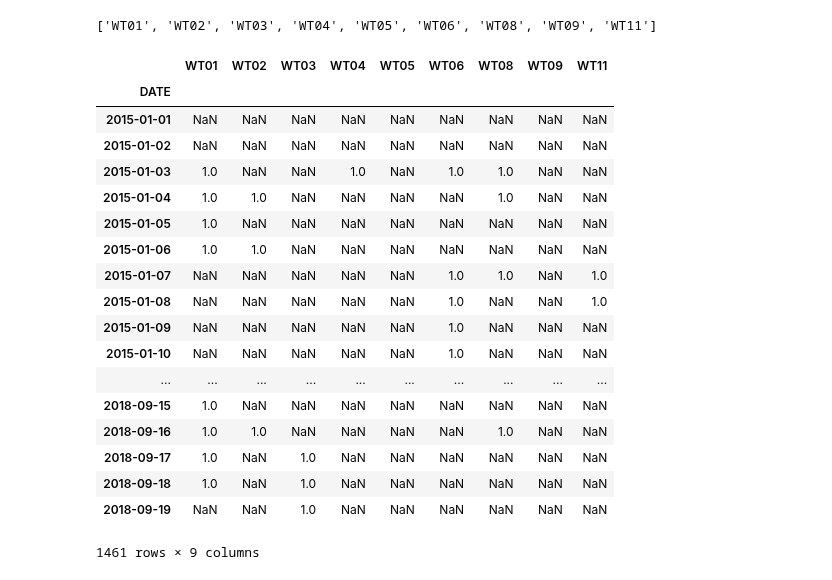
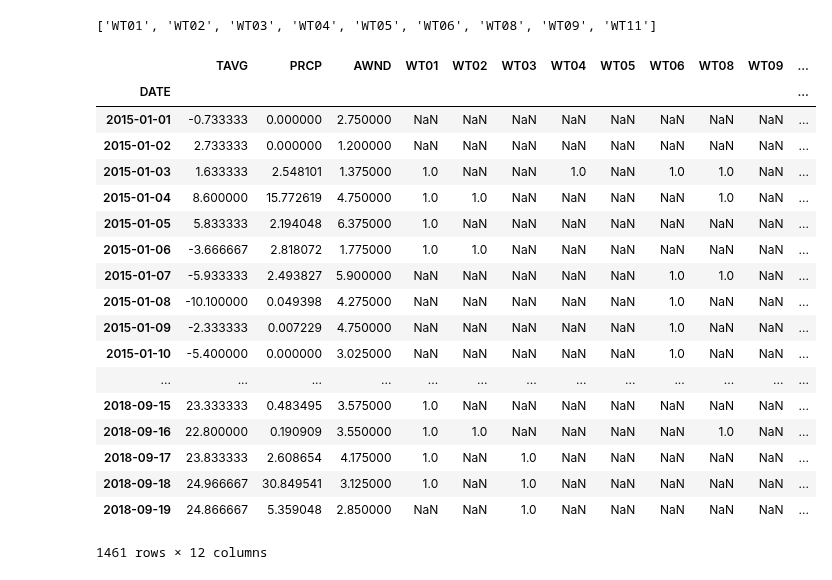
Before and after one commit to julianikulski/bike-sharing, a Jupyter notebook: dataset-creation.ipynb, the cells around one changed output. Cells and saved outputs as stored; diff of their text form; code cells hidden in the pictures.

Commit message:
refactor: Add function to aggregrate variables across all stations per day in one go

```diff
--- a/dataset-creation.ipynb
+++ b/dataset-creation.ipynb
@@ -170,34 +119,42 @@ weathersit = [x for x in weathersit_list if len(x) < 5]
 weathersit
 # %% [output]
 ['WT01', 'WT02', 'WT03', 'WT04', 'WT05', 'WT06', 'WT08', 'WT09', 'WT11']
-# %%
-# weather attributes
-df_wsit_all = []
-
-for sit in weathersit:
-    data_wsit = df_weather.groupby('DATE')[sit].max()
-    df_wsit = data_wsit.to_frame()
-    df_wsit_all.append(df_wsit)
-
-df_weathersit = pd.concat(df_wsit_all, axis=1)
-df_weathersit
-# %% [output]
-|  | WT01 | WT02 | WT03 | WT04 | WT05 | WT06 | WT08 | WT09 | WT11 |
-| DATE |  |  |  |  |  |  |  |  |  |
-| 2015-01-01 | NaN | NaN | NaN | NaN | NaN | NaN | NaN | NaN | NaN |
-| 2015-01-02 | NaN | NaN | NaN | NaN | NaN | NaN | NaN | NaN | NaN |
-| 2015-01-03 | 1.0 | NaN | NaN | 1.0 | NaN | 1.0 | 1.0 | NaN | NaN |
-| 2015-01-04 | 1.0 | 1.0 | NaN | NaN | NaN | NaN | 1.0 | NaN | NaN |
-| 2015-01-05 | 1.0 | NaN | NaN | NaN | NaN | NaN | NaN | NaN | NaN |
-| 2015-01-06 | 1.0 | 1.0 | NaN | NaN | NaN | NaN | NaN | NaN | NaN |
-| 2015-01-07 | NaN | NaN | NaN | NaN | NaN | 1.0 | 1.0 | NaN | 1.0 |
-| 2015-01-08 | NaN | NaN | NaN | NaN | NaN | 1.0 | NaN | NaN | 1.0 |
-| 2015-01-09 | NaN | NaN | NaN | NaN | NaN | 1.0 | NaN | NaN | NaN |
-| 2015-01-10 | NaN | NaN | NaN | NaN | NaN | 1.0 | NaN | NaN | NaN |
-| ... | ... | ... | ... | ... | ... | ... | ... | ... | ... |
-| 2018-09-15 | 1.0 | NaN | NaN | NaN | NaN | NaN | NaN | NaN | NaN |
-| 2018-09-16 | 1.0 | 1.0 | NaN | NaN | NaN | NaN | 1.0 | NaN | NaN |
-| 2018-09-17 | 1.0 | NaN | 1.0 | NaN | NaN | NaN | NaN | NaN | NaN |
-| 2018-09-18 | 1.0 | NaN | 1.0 | NaN | NaN | NaN | NaN | NaN | NaN |
-| 2018-09-19 | NaN | NaN | 1.0 | NaN | NaN | NaN | NaN | NaN | NaN |
-1461 rows × 9 columns
+# %%
+# create a new data frame that contains only average temperature, windspeed, precipitation and weathersituation
+# per day across all stations in Washington, D.C.
+var_list = ['TAVG', 'PRCP', 'AWND', weathersit]
+df_avg_list = []
+
+for var in var_list:
+    if type(var) != list:
+        data_avg_vars = df_weather.groupby('DATE')[var].mean()
+        df_avg_vars = data_avg_vars.to_frame()
+        df_avg_list.append(df_avg_vars)
+    else:
+        for sit in weathersit:
+            data_wsit = df_weather.groupby('DATE')[sit].max()
+            df_wsit = data_wsit.to_frame()
+            df_avg_list.append(df_wsit)
+
+df_weather_aggr = pd.concat(df_avg_list, axis=1)
+df_weather_aggr
+# %% [output]
+|  | TAVG | PRCP | AWND | WT01 | WT02 | WT03 | WT04 | WT05 | WT06 | WT08 | WT09 | ... |
+| DATE |  |  |  |  |  |  |  |  |  |  |  | ... |
+| 2015-01-01 | -0.733333 | 0.000000 | 2.750000 | NaN | NaN | NaN | NaN | NaN | NaN | NaN | NaN | ... |
+| 2015-01-02 | 2.733333 | 0.000000 | 1.200000 | NaN | NaN | NaN | NaN | NaN | NaN | NaN | NaN | ... |
+| 2015-01-03 | 1.633333 | 2.548101 | 1.375000 | 1.0 | NaN | NaN | 1.0 | NaN | 1.0 | 1.0 | NaN | ... |
+| 2015-01-04 | 8.600000 | 15.772619 | 4.750000 | 1.0 | 1.0 | NaN | NaN | NaN | NaN | 1.0 | NaN | ... |
+| 2015-01-05 | 5.833333 | 2.194048 | 6.375000 | 1.0 | NaN | NaN | NaN | NaN | NaN | NaN | NaN | ... |
+| 2015-01-06 | -3.666667 | 2.818072 | 1.775000 | 1.0 | 1.0 | NaN | NaN | NaN | NaN | NaN | NaN | ... |
+| 2015-01-07 | -5.933333 | 2.493827 | 5.900000 | NaN | NaN | NaN | NaN | NaN | 1.0 | 1.0 | NaN | ... |
+| 2015-01-08 | -10.100000 | 0.049398 | 4.275000 | NaN | NaN | NaN | NaN | NaN | 1.0 | NaN | NaN | ... |
+| 2015-01-09 | -2.333333 | 0.007229 | 4.750000 | NaN | NaN | NaN | NaN | NaN | 1.0 | NaN | NaN | ... |
+| 2015-01-10 | -5.400000 | 0.000000 | 3.025000 | NaN | NaN | NaN | NaN | NaN | 1.0 | NaN | NaN | ... |
+| ... | ... | ... | ... | ... | ... | ... | ... | ... | ... | ... | ... | ... |
+| 2018-09-15 | 23.333333 | 0.483495 | 3.575000 | 1.0 | NaN | NaN | NaN | NaN | NaN | NaN | NaN | ... |
+| 2018-09-16 | 22.800000 | 0.190909 | 3.550000 | 1.0 | 1.0 | NaN | NaN | NaN | NaN | 1.0 | NaN | ... |
+| 2018-09-17 | 23.833333 | 2.608654 | 4.175000 | 1.0 | NaN | 1.0 | NaN | NaN | NaN | NaN | NaN | ... |
+| 2018-09-18 | 24.966667 | 30.849541 | 3.125000 | 1.0 | NaN | 1.0 | NaN | NaN | NaN | NaN | NaN | ... |
+| 2018-09-19 | 24.866667 | 5.359048 | 2.850000 | NaN | NaN | 1.0 | NaN | NaN | NaN | NaN | NaN | ... |
+1461 rows × 12 columns
```
Also changed, not shown: parts of 4 cells of this notebook.
